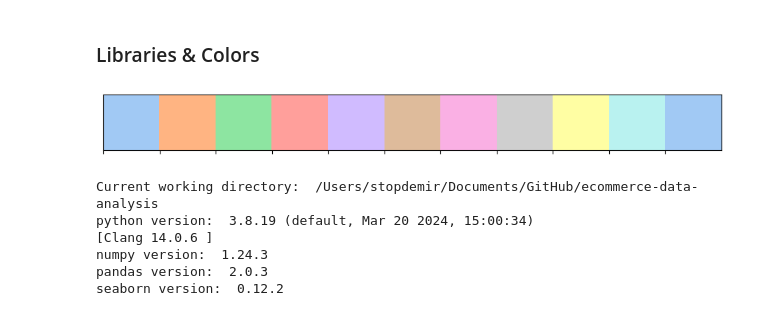
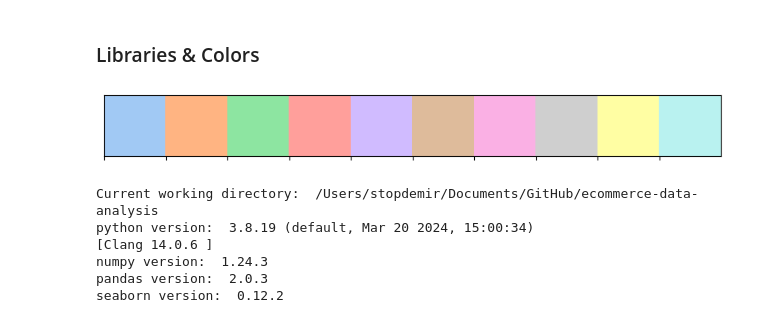
Before and after one commit to stopdemir/ecommerce-data-analysis, a Jupyter notebook: data_analysis.ipynb, the cells around one changed output. Cells and saved outputs as stored; diff of their text form; code cells hidden in the pictures.

```diff
--- a/data_analysis.ipynb
+++ b/data_analysis.ipynb
@@ -20,10 +20,10 @@ from plotly_credentials import *
 chart_studio.tools.set_credentials_file(username=plotly_username, api_key=plotly_api_key)
 # %%
 # to show color palette we used in this notebook
-sns.palplot(sns.color_palette('pastel', 11))
-colors = sns.color_palette('pastel', 11)
+sns.palplot(sns.color_palette('pastel', 10))
+colors = sns.color_palette('pastel', 10)
 # %% [output]
-[figure, old version]
+[figure, new version]
 # %%
 # this part is needed for an advanced statistical data analysis. Main objective of such an analysis is that
 # to identify patterns and trends in the data as well-known data distributions which can be employed in some analysis
```
Also changed, not shown: parts of 12 cells of this notebook.
